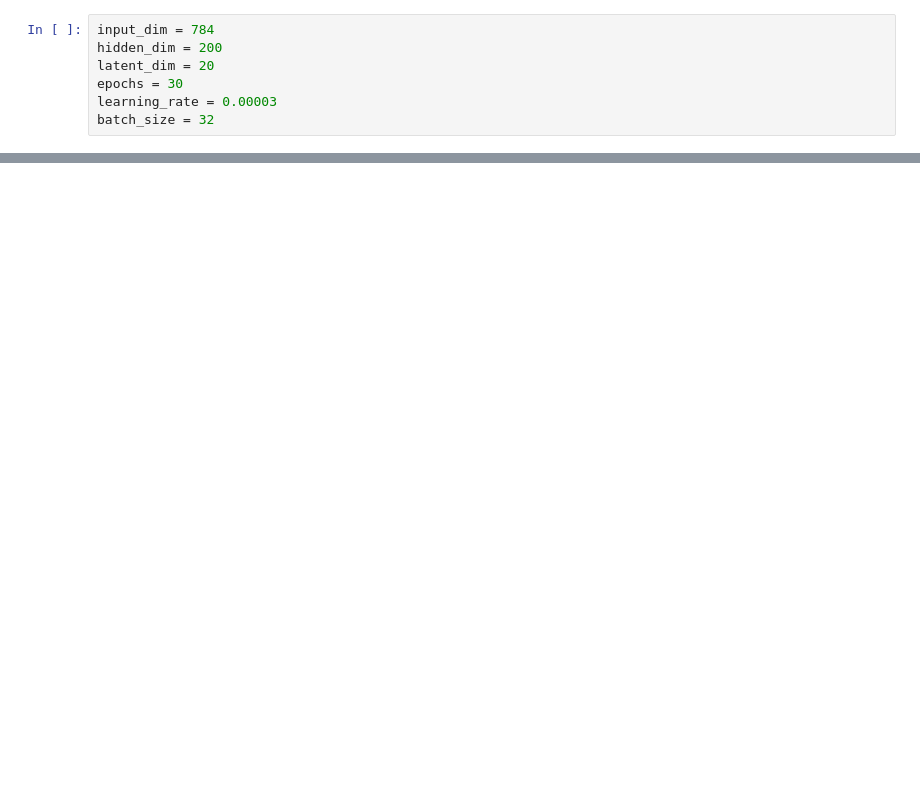
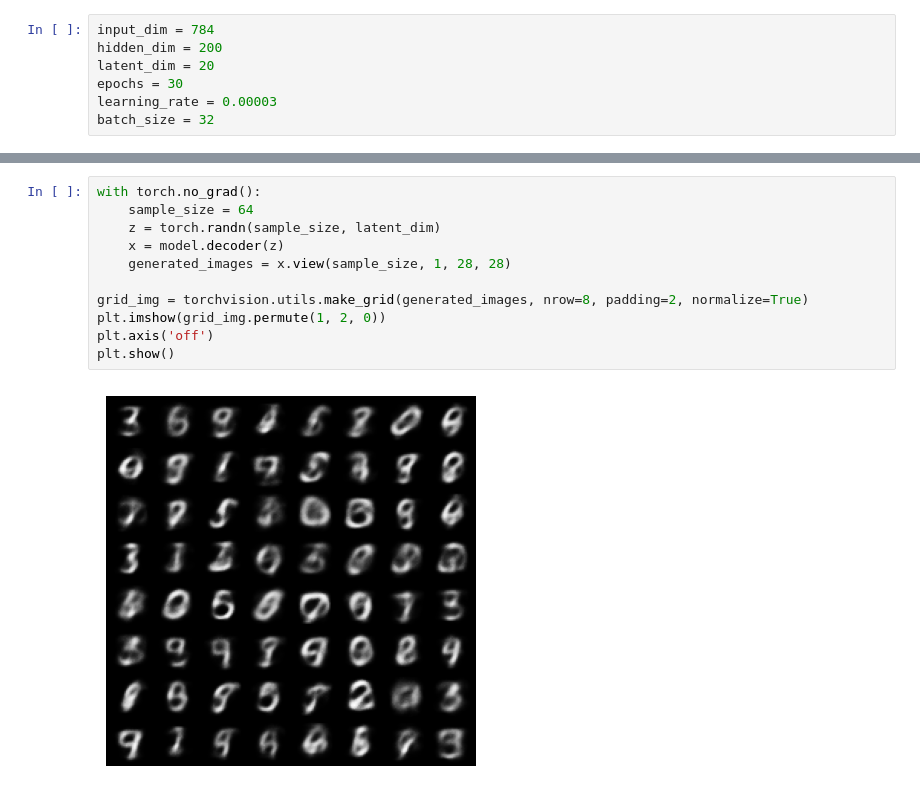
Before and after one commit to seungjae5044/generative_ai_implements, a Jupyter notebook: Variate Auto-Encoder/VAE.ipynb, the cells around one changed output, grey strips where cells are left out. Drawn from its saved outputs; the diff is of its cells as text; blank space fills up the shorter version.

```diff
--- a/Variate Auto-Encoder/VAE.ipynb
+++ b/Variate Auto-Encoder/VAE.ipynb
@@ -179,0 +138,13 @@ tensor([ 0.0251,  0.0513,  0.0417, -0.0038, -0.0091, -0.0240, -0.0525, -0.0369,
+# %%
+with torch.no_grad():
+    sample_size = 64
+    z = torch.randn(sample_size, latent_dim)
+    x = model.decoder(z)
+    generated_images = x.view(sample_size, 1, 28, 28)
+
+grid_img = torchvision.utils.make_grid(generated_images, nrow=8, padding=2, normalize=True)
+plt.imshow(grid_img.permute(1, 2, 0))
+plt.axis('off')
+plt.show()
+# %% [output]
+[figure, added]
```
Also changed, not shown: parts of 7 cells of this notebook, 1 other file.
